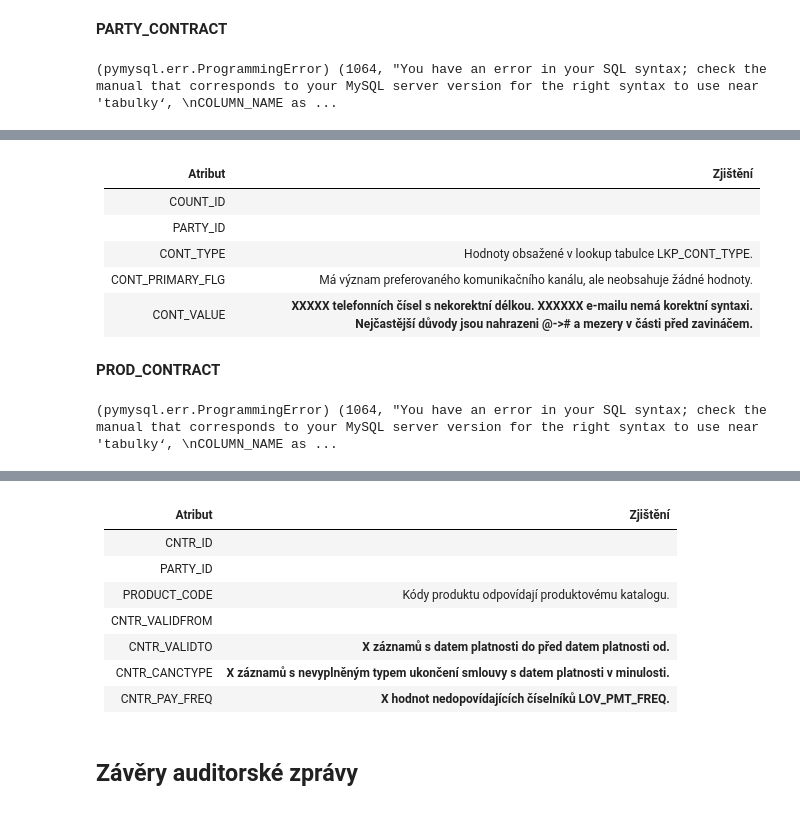
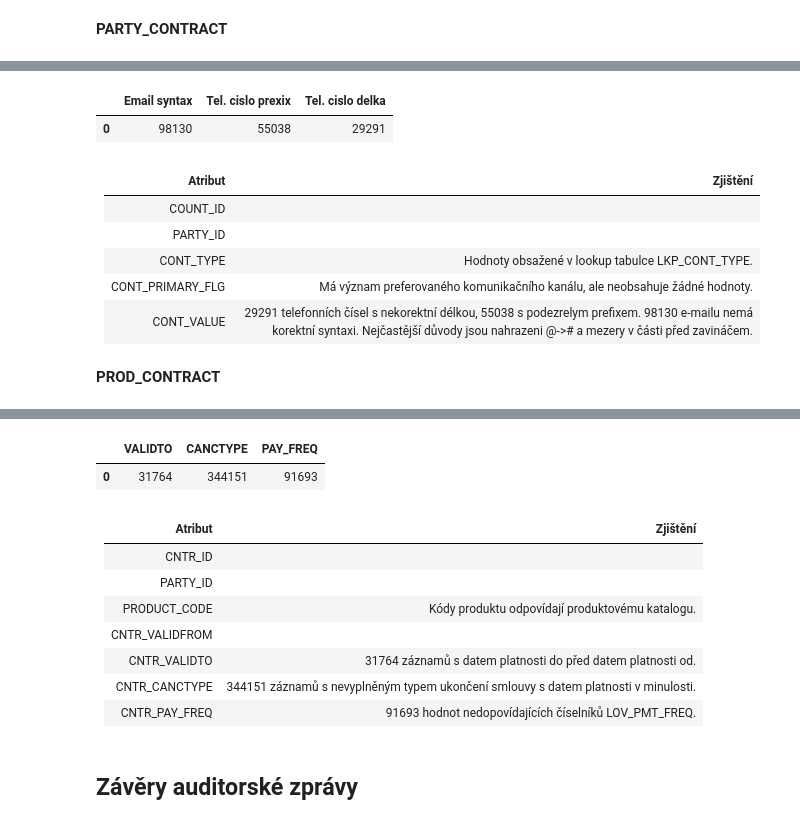
Before and after one commit to JanKlac/4IZ562Teamwork, a Jupyter notebook: Audit_Report.ipynb, the cells around one changed output, grey strips where cells are left out. Saved outputs shown, nothing was run; the diff lists cells and outputs as text; code cells hidden in the pictures.

```diff
--- a/Audit_Report.ipynb
+++ b/Audit_Report.ipynb
@@ -338,17 +321,6 @@ From DQM_MDR WHERE TABLE_NAME = "PARTY_ADDRESS" and COLUMN_NAME not like '%%DQM_
 Tabulka obecně obsahuje poměrně malý počet atributů, a to i v rámci českého prostředí. Pokud se firma zaměřuje pouze na českou klientelu bylo by vhodné strukturu harmonizovat s územním registrem RUIAN, případně použít přímo RUIAN jako referenční tabulku adres a odkazovat se z PARTY_ADRESS pouze na její primární identifikátor. V případě že se firma orientuje i na zahraniční klientelu bylo by vhodné rozšířit tabulku o univerzální atributy jako je Address line 1, Address line 2 atd. Městska část a část obce je v současných datech řešena jako část ADDR_CITY, oddělena pomlčkou. V tabulce existuje více collations: utf8mb4_0900_ai_ci, utf8_czech_ci a bylo by obecně doporučeno nahradit utf8mb4_general_ci.
 # %% [markdown]
 **PARTY_CONTRACT**
-# %%
-Select TABLE_NAME AS ‚Nazev tabulky‘,
-COLUMN_NAME as ‚Nazev atributu‘,
-CHAR_SEM_ACC as ‚Semanticka Spravnost‘,
-CHAR_SYN_ACC as ‚Syntakticka Spravnost‘,
-CHAR_COM as ‚Uplnost‘,
-CHAR_INT_CON as ‚Interni konzistentnost‘,
-CHAR_EXT_CON as ‚Externi konzistentnost‘
-From DQM_MDR where TABLE_NAME = ‚PARTY_CONTRACT‘ and COLUMN_NAME not like ‚%%DQM_%%‘;
-# %% [output]
-(pymysql.err.ProgrammingError) (1064, "You have an error in your SQL syntax; check the manual that corresponds to your MySQL server version for the right syntax to use near 'tabulky‘, \nCOLUMN_NAME as ...
 # %%
 Select TABLE_NAME AS NazevTabulky,
 COLUMN_NAME as NazevAtributu,
@@ -365,6 +337,14 @@ From DQM_MDR WHERE TABLE_NAME = "PARTY_CONTACT" and COLUMN_NAME not like '%%DQM_
 | 2 | PARTY_CONTACT | CONT_TYPE | 1.000000 | 1.000000 | 1.000000 | 1.0 | ... |
 | 3 | PARTY_CONTACT | CONT_PRIMARY_FLG | 1.000000 | 1.000000 | 1.000000 | 1.0 | ... |
 | 4 | PARTY_CONTACT | CONT_VALUE | 0.896118 | 0.759499 | 0.595496 | 1.0 | ... |
+# %%
+select
+     (select count(*) from PARTY_CONTACT where DQM_ERR like '%%VALUE-14-SNACC%%') as 'Email syntax'
+    ,(select count(*) from PARTY_CONTACT where DQM_ERR like '%%VALUE-17-SMACC%%') as 'Tel. cislo prexix'
+    ,(select count(*) from PARTY_CONTACT where DQM_ERR like '%%VALUE-18-SMACC%%') as 'Tel. cislo delka' ;
+# %% [output]
+|  | Email syntax | Tel. cislo prexix | Tel. cislo delka |
+| 0 | 98130 | 55038 | 29291 |
 # %% [markdown]
 |Atribut |Zjištění |
 |-|-|
@@ -372,20 +352,9 @@ From DQM_MDR WHERE TABLE_NAME = "PARTY_CONTACT" and COLUMN_NAME not like '%%DQM_
 |PARTY_ID ||
 |CONT_TYPE |Hodnoty obsažené v lookup tabulce LKP_CONT_TYPE. |
 |CONT_PRIMARY_FLG |Má význam preferovaného komunikačního kanálu, ale neobsahuje žádné hodnoty. |
-|CONT_VALUE |**XXXXX telefonních čísel s nekorektní délkou. XXXXXX e-mailu nemá korektní syntaxi. Nejčastější důvody jsou nahrazeni @-># a mezery v části před zavináčem.**  |
+|CONT_VALUE | 29291 telefonních čísel s nekorektní délkou, 55038 s podezrelym prefixem. 98130 e-mailu nemá korektní syntaxi. Nejčastější důvody jsou nahrazeni @-># a mezery v části před zavináčem.  |
 # %% [markdown]
 **PROD_CONTRACT**
-# %%
-Select TABLE_NAME AS ‚Nazev tabulky‘,
-COLUMN_NAME as ‚Nazev atributu‘,
-CHAR_SEM_ACC as ‚Semanticka Spravnost‘,
-CHAR_SYN_ACC as ‚Syntakticka Spravnost‘,
-CHAR_COM as ‚Uplnost‘,
-CHAR_INT_CON as ‚Interni konzistentnost‘,
-CHAR_EXT_CON as ‚Externi konzistentnost‘
-From DQM_MDR where TABLE_NAME = ‚PROD_CONTRACT‘ and COLUMN_NAME not like ‚%%DQM_%%‘;
-# %% [output]
-(pymysql.err.ProgrammingError) (1064, "You have an error in your SQL syntax; check the manual that corresponds to your MySQL server version for the right syntax to use near 'tabulky‘, \nCOLUMN_NAME as ...
 # %%
 Select TABLE_NAME AS NazevTabulky,
 COLUMN_NAME as NazevAtributu,
@@ -404,6 +373,14 @@ From DQM_MDR WHERE TABLE_NAME = "PROD_CONTRACT" and COLUMN_NAME not like '%%DQM_
 | 4 | PROD_CONTRACT | CNTR_VALIDTO | 1.000000 | 1.000000 | 1.000000 | 1.0 | ... |
 | 5 | PROD_CONTRACT | CNTR_CANCTYPE | 1.000000 | 1.000000 | 0.635358 | 1.0 | ... |
 | 6 | PROD_CONTRACT | CNTR_PAY_FREQ | 1.000000 | 0.902811 | 1.000000 | 1.0 | ... |
+# %%
+select
+     (select count(*) from PROD_CONTRACT where DQM_ERR like '%%VALIDFROM-20-INCNS%%' limit 0,10) as 'VALIDTO'
+    ,(select count(*) from PROD_CONTRACT where DQM_ERR like '%%CANCTYPE-21-CMPLT%%' limit 0,10) as 'CANCTYPE'
+    ,(select count(*) from PROD_CONTRACT where DQM_ERR like '%%PAY_FREQ-22-SNACC%%' limit 0,10) as 'PAY_FREQ'
+# %% [output]
+|  | VALIDTO | CANCTYPE | PAY_FREQ |
+| 0 | 31764 | 344151 | 91693 |
 # %% [markdown]
 |Atribut |Zjištění |
 |-|-|
@@ -411,9 +388,9 @@ From DQM_MDR WHERE TABLE_NAME = "PROD_CONTRACT" and COLUMN_NAME not like '%%DQM_
 |PARTY_ID ||
 |PRODUCT_CODE |Kódy produktu odpovídají produktovému katalogu. |
 |CNTR_VALIDFROM ||
-|CNTR_VALIDTO | **X záznamů s datem platnosti do před datem platnosti od.** |
-|CNTR_CANCTYPE | **X záznamů s nevyplněným typem ukončení smlouvy s datem platnosti v minulosti.**|
-|CNTR_PAY_FREQ |**X hodnot nedopovídajících číselníků LOV_PMT_FREQ.**  |
+|CNTR_VALIDTO | 31764 záznamů s datem platnosti do před datem platnosti od. |
+|CNTR_CANCTYPE | 344151 záznamů s nevyplněným typem ukončení smlouvy s datem platnosti v minulosti.|
+|CNTR_PAY_FREQ |91693 hodnot nedopovídajících číselníků LOV_PMT_FREQ.  |
 # %% [markdown]
 ## Závěry auditorské zprávy
 # %% [markdown]
```
Also changed, not shown: parts of 8 cells of this notebook, 1 other file.
